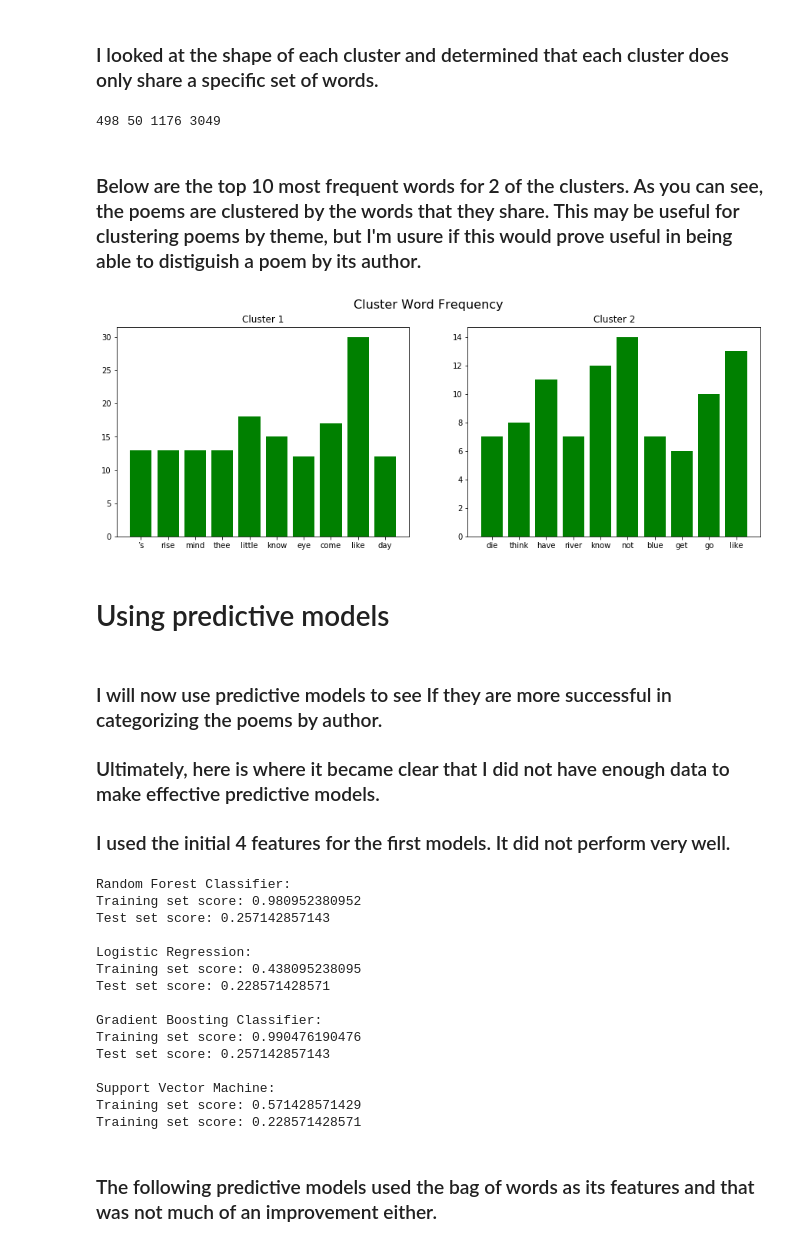
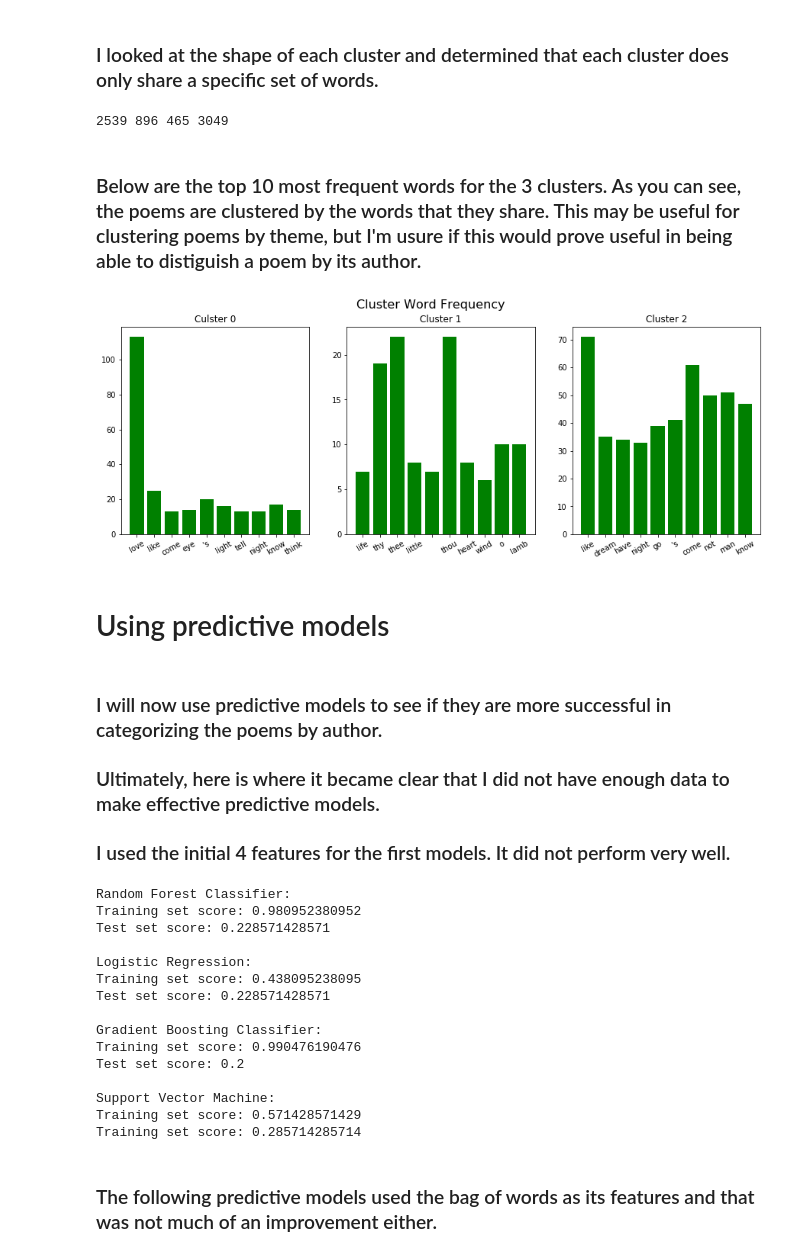
Before and after one commit to VincentG123/Poems, a Jupyter notebook: Unsupervised_Capstone_Poetry.ipynb, the cells around one changed output. Drawn from its saved outputs; the diff is of its cells as text; code cells hidden in the pictures.

```diff
--- a/Unsupervised_Capstone_Poetry.ipynb
+++ b/Unsupervised_Capstone_Poetry.ipynb
@@ -94,6 +94,7 @@ for text in file_names:
     opened = open(text, 'r').read()
     poem = opened.replace("\n"," ")
     poem = poem.replace('-', ' ')
+    poem = ' '.join(poem.split())
     poems.append(poem)
 
     sentences = re.split(r'[.!?]', poem)
@@ -572,12 +583,12 @@ array([ 0.10847418,  0.04890076,  0.02978007,  0.02726799,  0.01932011])
 # %%
-y_pred = KMeans(n_clusters=9, random_state=42).fit_predict(X2_norm)
+y_pred = KMeans(n_clusters=3, random_state=42).fit_predict(X2_norm)
 
 bow_cluster3_df = poems_df.copy()
 bow_cluster3_df['cluster'] = y_pred
 
 g = sns.factorplot("authors", col="cluster", col_wrap=3,data=bow_cluster3_df,kind="count", aspect=1.5)
 g.set_xticklabels(rotation=30)
-plt.subplots_adjust(top=0.9)
+plt.subplots_adjust(top=0.8)
 plt.suptitle('Authors by Cluster', fontsize=26)
 plt.show()
 # %% [output]
@@ -599,46 +610,45 @@ c = hello1.loc[:, (hello1 != 0).any(axis=0)]
 
 print(a.shape[1], b.shape[1], c.shape[1], hello.shape[1])
 # %% [output]
-498 50 1176 3049
+2539 896 465 3049
 # %% [markdown]
-### Below are the top 10 most frequent words for 2 of the clusters. As you can see, the poems are clustered by the words that they share. This may be useful for clustering poems by theme, but I'm usure if this would prove useful in being able to distiguish a poem by its author.
+### Below are the top 10 most frequent words for the 3 clusters. As you can see, the poems are clustered by the words that they share. This may be useful for clustering poems by theme, but I'm usure if this would prove useful in being able to distiguish a poem by its author.
 # %%
-f, ((ax1, ax2)) = plt.subplots(1, 2,figsize=(15,5))
+f, ((ax1, ax2, ax3)) = plt.subplots(1, 3,figsize=(15,5))
 
-answers = a[list(a.columns)].sum()
-answers = answers.to_frame()
-answers = answers.drop(['authors', ' ','cluster','     ','      ','       '])
-answers[[0]] = answers[[0]].astype(float)
-answers = answers.nlargest(10, 0, keep='first')
-answers = answers.to_dict()
+axes = [ax1, ax2, ax3]
+groups = [b, c, a]
+titles = ['Culster 0', 'Cluster 1', 'Cluster 2']
 
-ran = np.arange(len(list(answers[0].keys())))
-ax2.bar(ran, list(answers[0].values()), color='g')
-ax2.set_xticks(np.arange(len(list(answers[0].keys()))))
-ax2.set_xticklabels(list(answers[0].keys()))
-ax2.set_title('Cluster 2')
+for i in range(3):
+    group = groups[i]
+    ax = axes[i]
+    title = titles[i]
+    answers = group[list(group.columns)].sum()
+    answers = answers.to_frame()
+    if 'cluster' in group.columns:
+        answers = answers.drop(['cluster'])
+    answers = answers.drop(['authors'])
+    answers[[0]] = answers[[0]].astype(float)
+    answers = answers.nlargest(10, 0, keep ='first')
+    answers = answers.to_dict()
 
-answers = c[list(c.columns)].sum()
-answers = answers.to_frame()
-answers = answers.drop(['authors','cluster', ' ','  '])
-answers[[0]] = answers[[0]].astype(float)
-answers = answers.nlargest(10, 0, keep='first')
-answers = answers.to_dict()
-ran = np.arange(len(list(answers[0].keys())))
-ax1.bar(ran, list(answers[0].values()), color='g')
-ax1.set_xticks(np.arange(len(list(answers[0].keys()))))
-ax1.set_xticklabels(list(answers[0].keys()))
-ax1.set_title('Cluster 1')
+    ran = np.arange(len(list(answers[0].keys())))
+    ax.bar(ran, list(answers[0].values()), color='g')
+    ax.set_xticks(np.arange(len(list(answers[0].keys()))))
+    ax.set_xticklabels(list(answers[0].keys()), rotation=30)
+    ax.set_title(title)
+
 
 plt.suptitle('Cluster Word Frequency', fontsize=16)
 
 plt.show()
 # %% [output]
-[figure, old version]
+[figure, new version]
 # %% [markdown]
 # Using predictive models
 # %% [markdown]
-### I will now use predictive models to see If they are more successful in categorizing the poems by author.
+### I will now use predictive models to see if they are more successful in categorizing the poems by author.
 
 ### Ultimately, here is where it became clear that I did not have enough data to make effective predictive models.
 
@@ -680,7 +690,7 @@ print('Training set score:', svm.score(X_test, Y_test))
 # %% [output]
 Random Forest Classifier:
 Training set score: 0.980952380952
-Test set score: 0.257142857143
+Test set score: 0.228571428571
 
 Logistic Regression:
 Training set score: 0.438095238095
@@ -688,11 +698,11 @@ Test set score: 0.228571428571
 
 Gradient Boosting Classifier:
 Training set score: 0.990476190476
-Test set score: 0.257142857143
+Test set score: 0.2
 
 Support Vector Machine:
 Training set score: 0.571428571429
-Training set score: 0.228571428571
+Training set score: 0.285714285714
 # %% [markdown]
 ### The following predictive models used the bag of words as its features and that was not much of an improvement either.
 # %%
```
Also changed, not shown: parts of 27 cells of this notebook.
